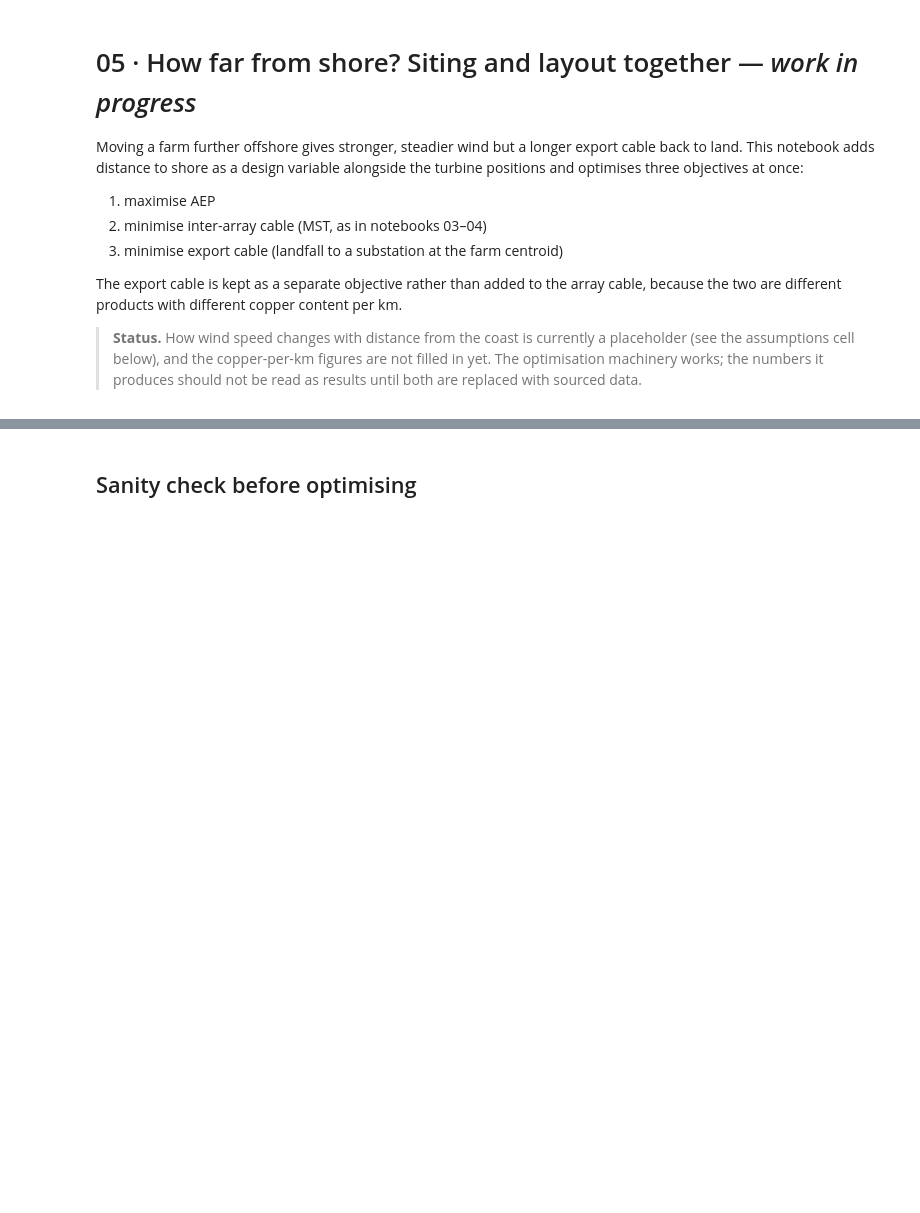
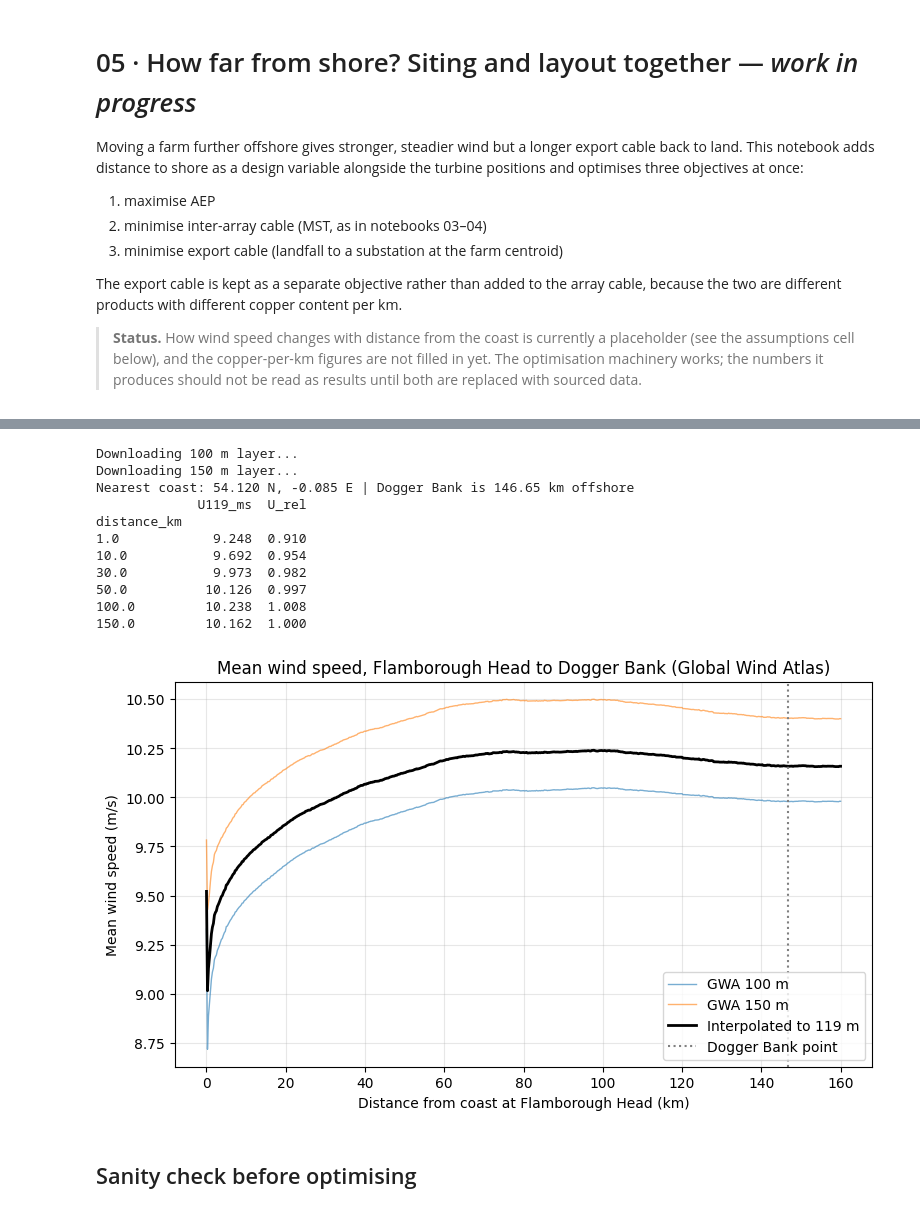
Before and after one commit to Thashmikab/offshore-wind-layout-cable-tradeoff, a Jupyter notebook: 05_siting_distance_to_shore.ipynb, the cells around one changed output, grey strips where cells are left out. Drawn from its saved outputs; the diff is of its cells as text; code cells hidden in the pictures; blank space fills up the shorter version.

```diff
--- a/05_siting_distance_to_shore.ipynb
+++ b/05_siting_distance_to_shore.ipynb
@@ -60,4 +69,82 @@ def load_dogger_bank_site():
 - The wind rose shape (direction frequencies) is assumed not to change with distance.
+# %%
+import urllib.request
+from pathlib import Path
+import numpy as np
+import pandas as pd
+import rasterio
+import matplotlib.pyplot as plt
+from pyproj import Geod
+from global_land_mask import globe
+
+DOGGER_BANK = (1.90, 54.75)      # lon, lat (same point as notebooks 04-05)
+HUB_HEIGHT = 119.0               # DTU 10 MW
+Path("data").mkdir(exist_ok=True)
+Path("figures").mkdir(exist_ok=True)
+
+# 1. Download the Global Wind Atlas UK layers at 100 m and 150 m
+for h in (100, 150):
+    tif = Path(f"GBR_wind-speed_{h}m.tif")
+    if not tif.exists():
+        print(f"Downloading {h} m layer...")
+        urllib.request.urlretrieve(f"https://globalwindatlas.info/api/gis/country/GBR/wind-speed/{h}", tif)
+
+# 2. Find the nearest coast to Dogger Bank
+geod = Geod(ellps="WGS84")
+LON, LAT = np.meshgrid(np.arange(-3.0, 1.5, 0.005), np.arange(52.5, 56.5, 0.005))
+land = globe.is_land(LAT, LON)
+_, _, d = geod.inv(np.full(land.sum(), DOGGER_BANK[0]), np.full(land.sum(), DOGGER_BANK[1]),
+                   LON[land], LAT[land])
+coast = (LON[land][d.argmin()], LAT[land][d.argmin()])
+azimuth, _, d_ref = geod.inv(*coast, *DOGGER_BANK)
+D_REF_KM = d_ref / 1000
+print(f"Nearest coast: {coast[1]:.3f} N, {coast[0]:.3f} E | Dogger Bank is {D_REF_KM:.2f} km offshore")
+
+# 3. Sample both layers every 250 m along the line from the coast out to 160 km
+d_km = np.arange(0, 160.001, 0.25)
+lon, lat, _ = geod.fwd(np.full(d_km.size, coast[0]), np.full(d_km.size, coast[1]),
+                       np.full(d_km.size, azimuth), d_km * 1000)
+U = {}
+for h in (100, 150):
+    with rasterio.open(f"GBR_wind-speed_{h}m.tif") as src:
+        U[h] = np.array([v[0] for v in src.sample(zip(lon, lat))], dtype=float)
+
+# 4. Interpolate to hub height (log-height) and normalise to the Dogger Bank point
+alpha = np.log(HUB_HEIGHT / 100) / np.log(150 / 100)
+U_hub = U[100] * (U[150] / U[100]) ** alpha
+
+df = pd.DataFrame({"distance_km": d_km, "lon": lon, "lat": lat,
+                   "U100_ms": U[100], "U150_ms": U[150], "U119_ms": U_hub})
+df["U_rel"] = df.U119_ms / np.interp(D_REF_KM, df.distance_km, df.U119_ms)
+df.round(4).to_csv("data/dogger_bank_transect.csv", index=False)
+
+print(df.set_index("distance_km").loc[[1, 10, 30, 50, 100, 150], ["U119_ms", "U_rel"]].round(3))
+
+# 5. Plot
+plt.figure(figsize=(9, 5))
+plt.plot(df.distance_km, df.U100_ms, lw=1, alpha=0.6, label="GWA 100 m")
+plt.plot(df.distance_km, df.U150_ms, lw=1, alpha=0.6, label="GWA 150 m")
+plt.plot(df.distance_km, df.U119_ms, lw=2, color="k", label="Interpolated to 119 m")
+plt.axvline(D_REF_KM, color="gray", ls=":", label="Dogger Bank point")
+plt.xlabel("Distance from coast at Flamborough Head (km)")
+plt.ylabel("Mean wind speed (m/s)")
+plt.title("Mean wind speed, Flamborough Head to Dogger Bank (Global Wind Atlas)")
+plt.grid(alpha=0.3); plt.legend(loc="lower right")
+plt.savefig("figures/05_wind_speed_transect.png", dpi=150, bbox_inches="tight")
+plt.show()
+# %% [output]
+Downloading 100 m layer...
+Downloading 150 m layer...
+Nearest coast: 54.120 N, -0.085 E | Dogger Bank is 146.65 km offshore
+             U119_ms  U_rel
+distance_km
+1.0            9.248  0.910
+10.0           9.692  0.954
+30.0           9.973  0.982
+50.0          10.126  0.997
+100.0         10.238  1.008
+150.0         10.162  1.000
+[figure, added]
 # %%
 wt = DTU10MW()
 TI = 0.06
```
Also changed, not shown: parts of 8 cells of this notebook.
